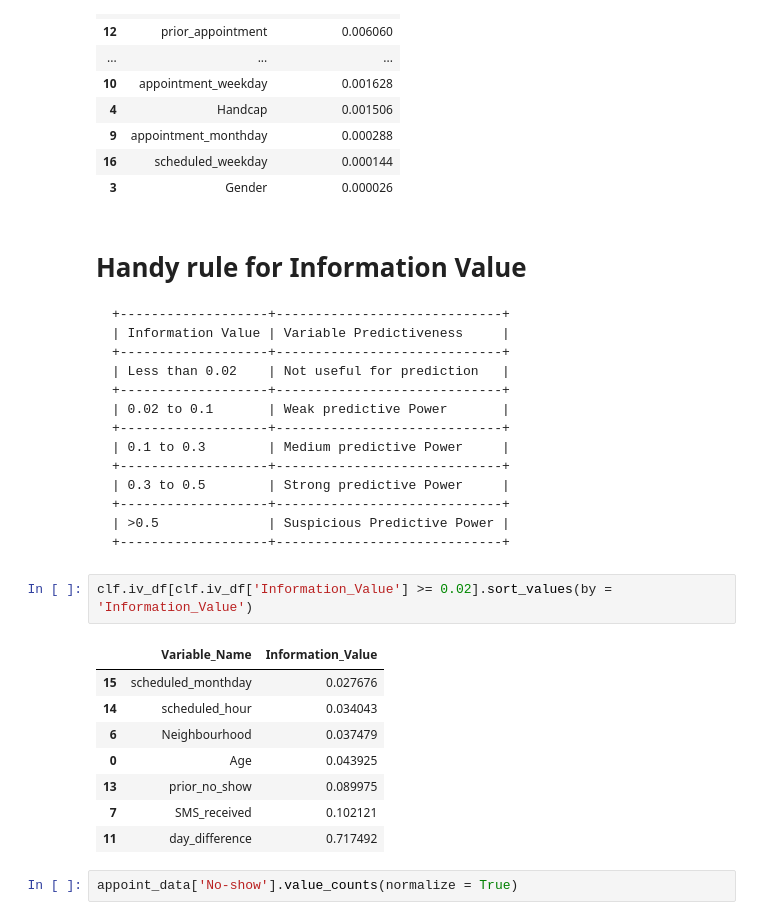
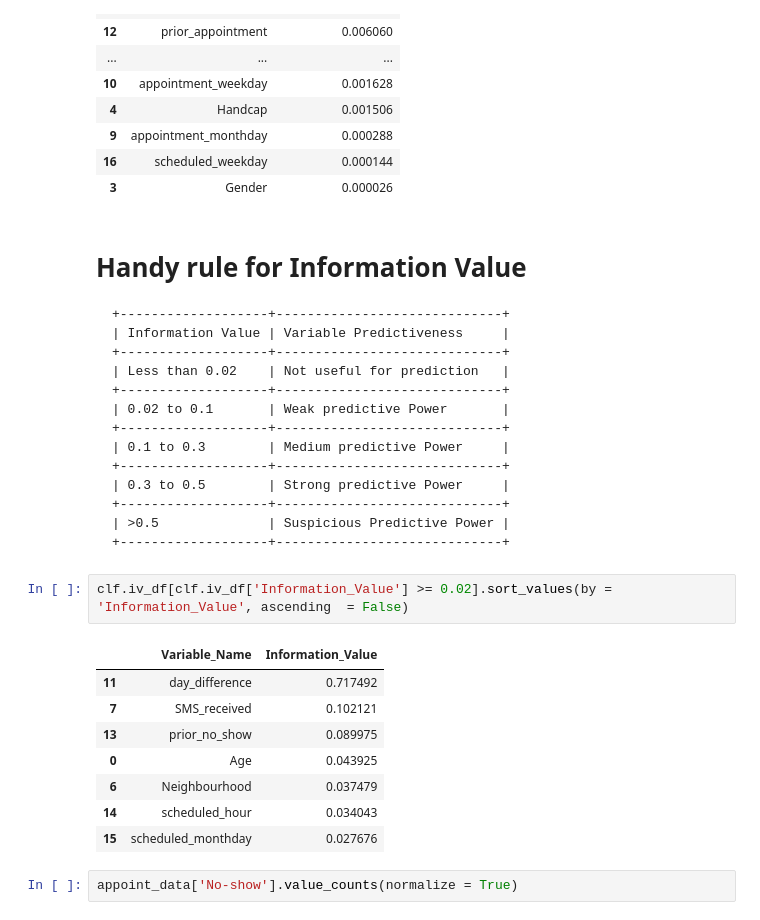
Before and after one commit to vivekmehendiratta/medicalAppointmentClassification, a Jupyter notebook: medicalAppointmentClassification.ipynb, the cells around one changed output. Drawn from its saved outputs; the diff is of its cells as text.

```diff
--- a/medicalAppointmentClassification.ipynb
+++ b/medicalAppointmentClassification.ipynb
@@ -299,7 +299,7 @@ clf.iv_df.sort_values(by='Information_Value', ascending=False)
 | 16 | scheduled_weekday | 0.000144 |
 | 3 | Gender | 0.000026 |
 # %% [markdown]
-# Handy rule for Information Value
+   # Handy rule for Information Value
 
     +-------------------+-----------------------------+
     | Information Value | Variable Predictiveness     |
@@ -315,16 +315,16 @@ clf.iv_df.sort_values(by='Information_Value', ascending=False)
     | >0.5              | Suspicious Predictive Power |
     +-------------------+-----------------------------+
 # %%
-clf.iv_df[clf.iv_df['Information_Value'] >= 0.02].sort_values(by = 'Information_Value')
+clf.iv_df[clf.iv_df['Information_Value'] >= 0.02].sort_values(by = 'Information_Value', ascending  = False)
 # %% [output]
 |  | Variable_Name | Information_Value |
+| 11 | day_difference | 0.717492 |
+| 7 | SMS_received | 0.102121 |
+| 13 | prior_no_show | 0.089975 |
+| 0 | Age | 0.043925 |
+| 6 | Neighbourhood | 0.037479 |
+| 14 | scheduled_hour | 0.034043 |
 | 15 | scheduled_monthday | 0.027676 |
-| 14 | scheduled_hour | 0.034043 |
-| 6 | Neighbourhood | 0.037479 |
-| 0 | Age | 0.043925 |
-| 13 | prior_no_show | 0.089975 |
-| 7 | SMS_received | 0.102121 |
-| 11 | day_difference | 0.717492 |
 # %%
 appoint_data['No-show'].value_counts(normalize = True)
 # %% [output]
```
Also changed, not shown: parts of 20 cells of this notebook.
